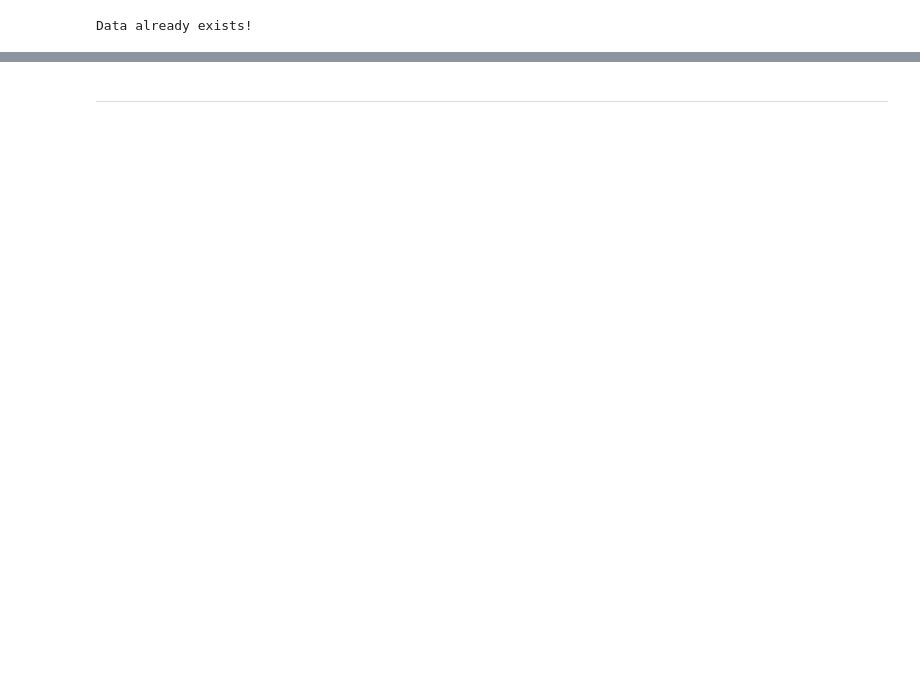
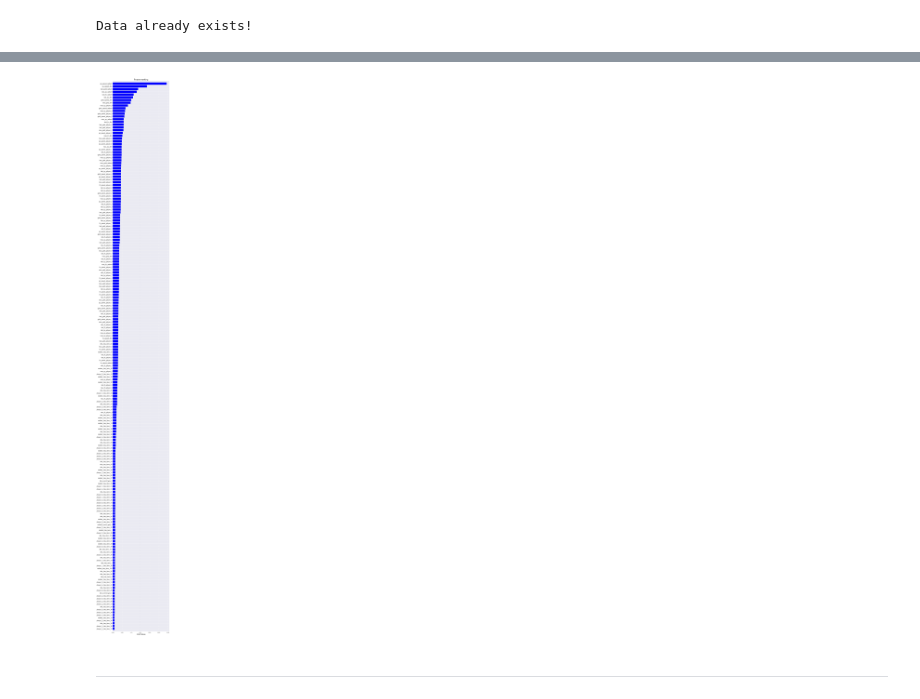
Before and after one commit to karfly/dota_ml_ysda, a Jupyter notebook: rfc_experiment.ipynb, the cells around one changed output, grey strips where cells are left out. Saved outputs shown, nothing was run; the diff lists cells and outputs as text; code cells hidden in the pictures; blank space fills up the shorter version.

```diff
--- a/rfc_experiment.ipynb
+++ b/rfc_experiment.ipynb
@@ -37,8 +31,11 @@ data_params = {
     'gold_features': True,
     'lh_features': True,
     'xp_features': True,
-#     'add_heroes_by_player': True,
-    'add_heroes_by_team': True
+    'heroes_by_player': True,
+    'heroes_by_team': True,
+    'events_features': True,
+    'items_by_player': True,
+    'items_by_team': True
 }
 
 train_df, test_df = transform_data(**data_params)
@@ -60,9 +72,0 @@ model_param_grid = {
-# %%
-n_iter = 5
-scoring = 'roc_auc'
-k_folds = 3
-
-gs = RandomizedSearchCV(RandomForestClassifier(), model_param_grid,
-                        scoring=scoring, cv=k_folds, n_iter=n_iter,
-                        refit=True, n_jobs=-1, verbose=1)
-gs.fit(X_train, y_train)
@@ -80,0 +79,10 @@ print('best params: {}'.format(best_params))
+# %%
+scoring = 'roc_auc'
+k_folds = 3
+
+estimator_params = {
+    'n_estimators': 2,
+    'max_depth': None,
+
+    'verbose': 10
+}
@@ -80,0 +123,3 @@ print('best params: {}'.format(best_params))
+# %%
+estimator = RandomForestClassifier(**estimator_params)
+estimator.fit(X_train, y_train)
@@ -86,2 +145,9 @@ plot_feature_ranking(best_estimator.feature_importances_, test_df.columns, max_n
+# %%
+if hasattr(test_df, 'columns'):
+    plot_feature_ranking(estimator.feature_importances_, test_df.columns, max_n_importances=200)
+else:
+    print('features\' column names are not avaliable')
+# %% [output]
+[figure, added]
 # %% [markdown]
 ---
```
Also changed, not shown: parts of 11 cells of this notebook, 4 other files.
